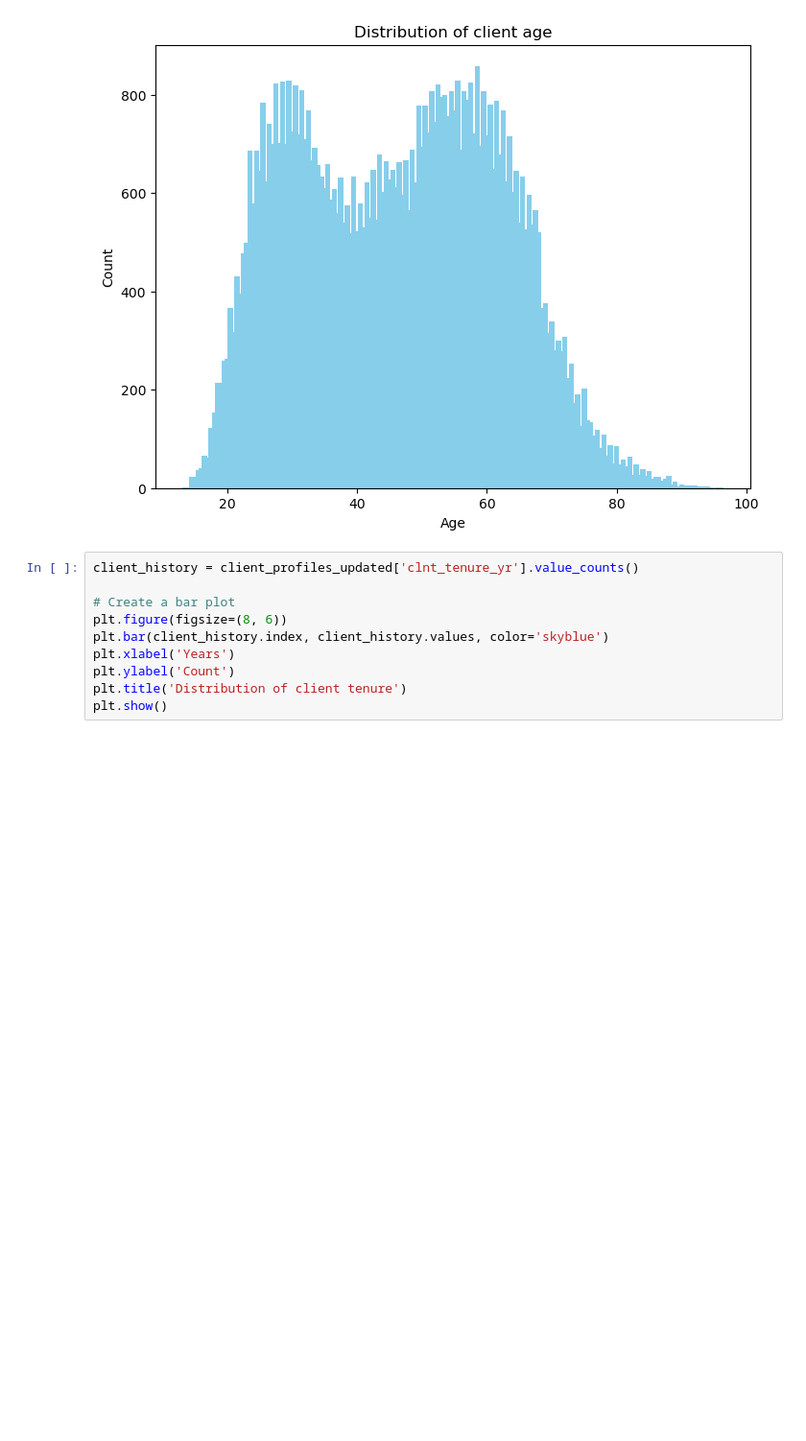
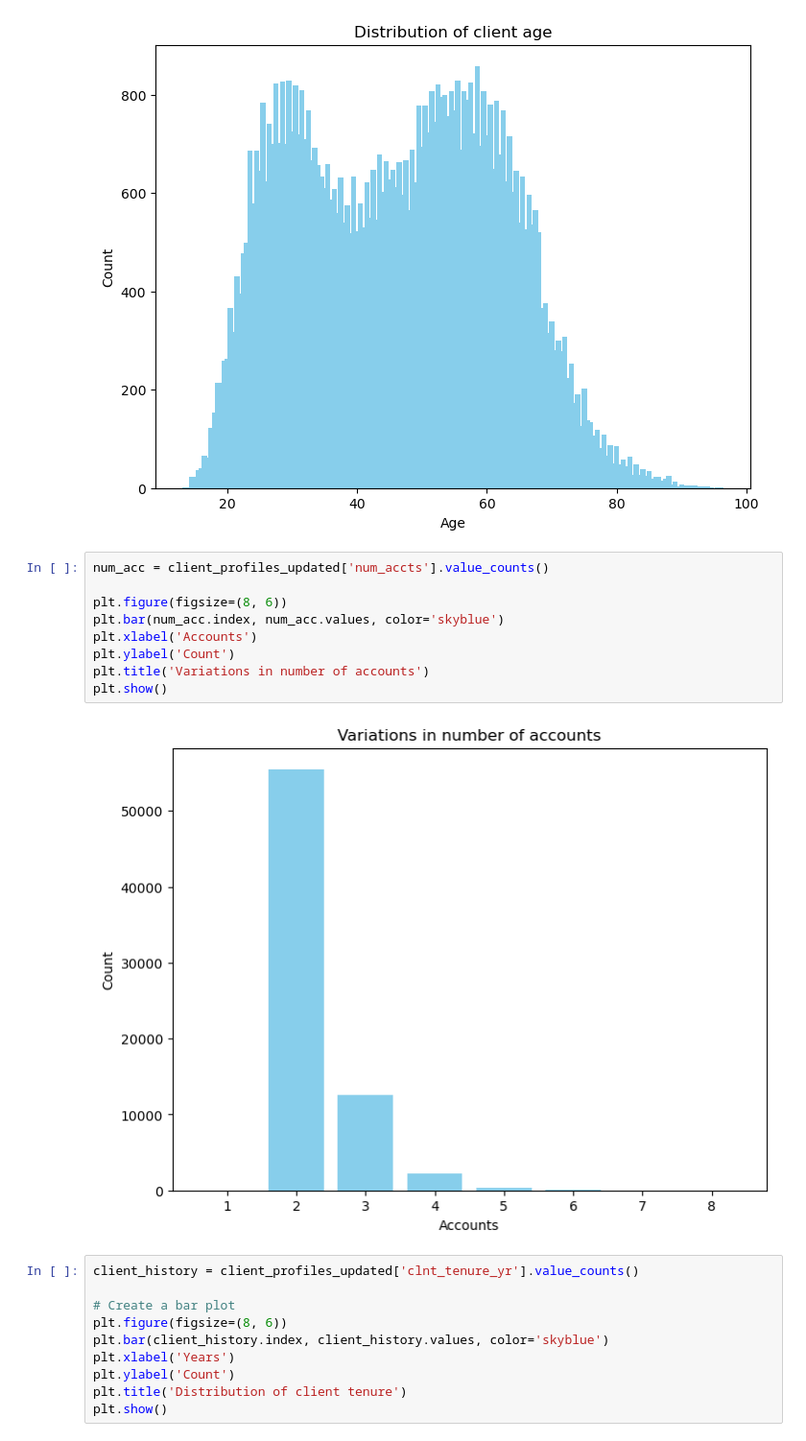
Before and after one commit to KonstantinLeube/vanguard-ab-test, a Jupyter notebook: notebooks/notebook_konstantin.ipynb, the cells around one changed output. Shown at 96% size. Drawn from its saved outputs; the diff is of its cells as text; blank space fills up the shorter version.

```diff
--- a/notebooks/notebook_konstantin.ipynb
+++ b/notebooks/notebook_konstantin.ipynb
@@ -233,6 +237,17 @@ plt.title('Distribution of client age')
 plt.show()
 # %% [output]
 [figure]
+# %%
+num_acc = client_profiles_updated['num_accts'].value_counts()
+
+plt.figure(figsize=(8, 6))
+plt.bar(num_acc.index, num_acc.values, color='skyblue')
+plt.xlabel('Accounts')
+plt.ylabel('Count')
+plt.title('Variations in number of accounts')
+plt.show()
+# %% [output]
+[figure, added]
 # %%
 client_history = client_profiles_updated['clnt_tenure_yr'].value_counts()
 
```
Also changed, not shown: parts of 21 cells of this notebook.
